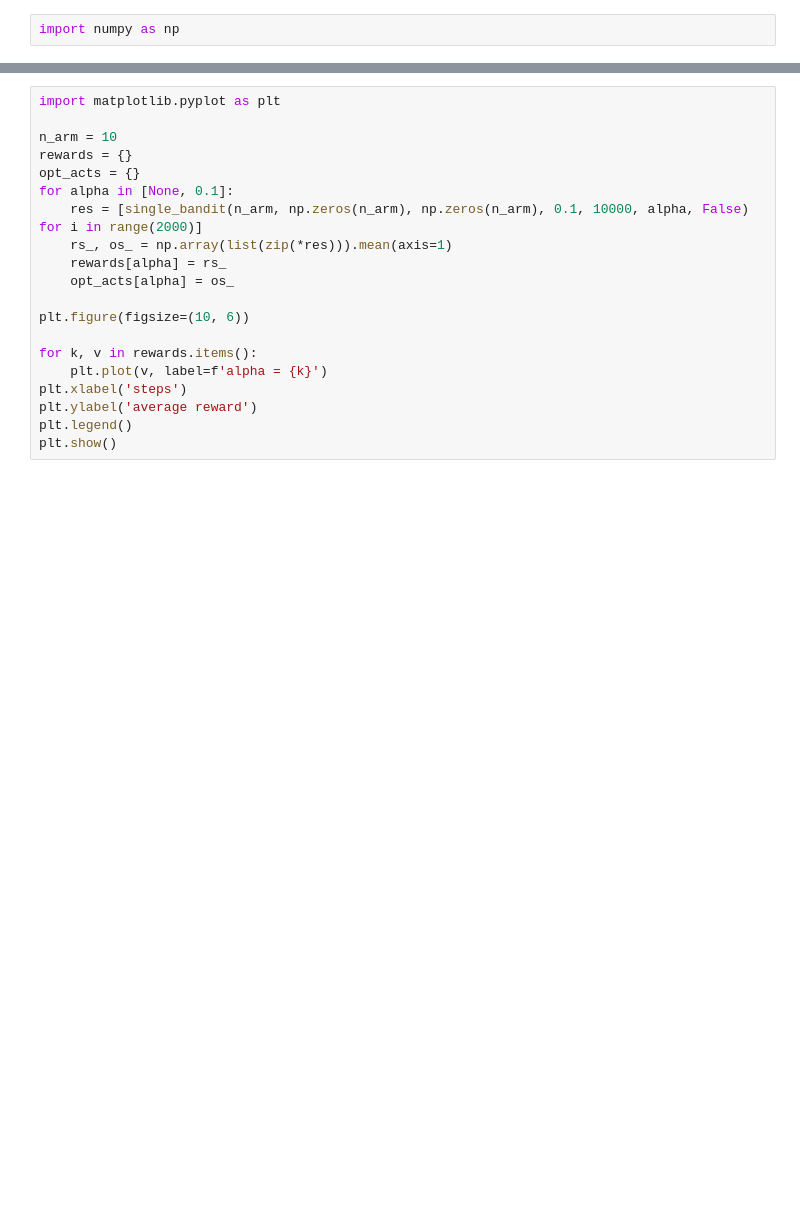
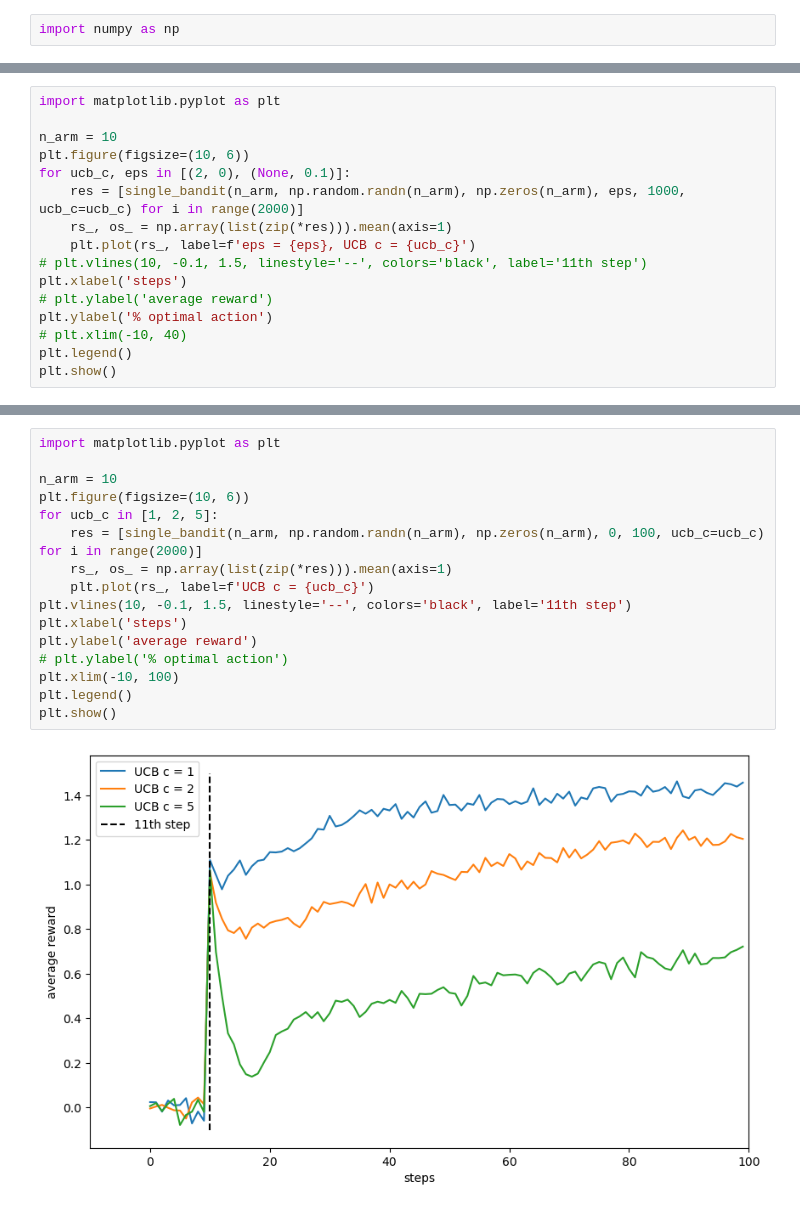
Before and after one commit to kbjiang/02_study, a Jupyter notebook: reinforcement-learning/sutton-barto/chapter-2.ipynb, the cells around one changed output, grey strips where cells are left out. Saved outputs shown, nothing was run; the diff lists cells and outputs as text; blank space fills up the shorter version.

```diff
--- a/reinforcement-learning/sutton-barto/chapter-2.ipynb
+++ b/reinforcement-learning/sutton-barto/chapter-2.ipynb
@@ -99,0 +112,16 @@ plt.show()
+# %%
+import matplotlib.pyplot as plt
+
+n_arm = 10
+plt.figure(figsize=(10, 6))
+for ucb_c, eps in [(2, 0), (None, 0.1)]:
+	res = [single_bandit(n_arm, np.random.randn(n_arm), np.zeros(n_arm), eps, 1000, ucb_c=ucb_c) for i in range(2000)]
+	rs_, os_ = np.array(list(zip(*res))).mean(axis=1)
+	plt.plot(rs_, label=f'eps = {eps}, UCB c = {ucb_c}')
+# plt.vlines(10, -0.1, 1.5, linestyle='--', colors='black', label='11th step')
+plt.xlabel('steps')
+# plt.ylabel('average reward')
+plt.ylabel('% optimal action')
+# plt.xlim(-10, 40)
+plt.legend()
+plt.show()
@@ -100,20 +130,18 @@ plt.show()
 # %%
 import matplotlib.pyplot as plt
 
 n_arm = 10
-rewards = {}
-opt_acts = {}
-for alpha in [None, 0.1]:
-	res = [single_bandit(n_arm, np.zeros(n_arm), np.zeros(n_arm), 0.1, 10000, alpha, False) for i in range(2000)]
+plt.figure(figsize=(10, 6))
+for ucb_c in [1, 2, 5]:
+	res = [single_bandit(n_arm, np.random.randn(n_arm), np.zeros(n_arm), 0, 100, ucb_c=ucb_c) for i in range(2000)]
 	rs_, os_ = np.array(list(zip(*res))).mean(axis=1)
-	rewards[alpha] = rs_
-	opt_acts[alpha] = os_
-
-plt.figure(figsize=(10, 6))
-
-for k, v in rewards.items():
-	plt.plot(v, label=f'alpha = {k}')
+	plt.plot(rs_, label=f'UCB c = {ucb_c}')
+plt.vlines(10, -0.1, 1.5, linestyle='--', colors='black', label='11th step')
 plt.xlabel('steps')
 plt.ylabel('average reward')
+# plt.ylabel('% optimal action')
+plt.xlim(-10, 100)
 plt.legend()
 plt.show()
+# %% [output]
+[figure, added]
```
Also changed, not shown: parts of 5 cells of this notebook.
